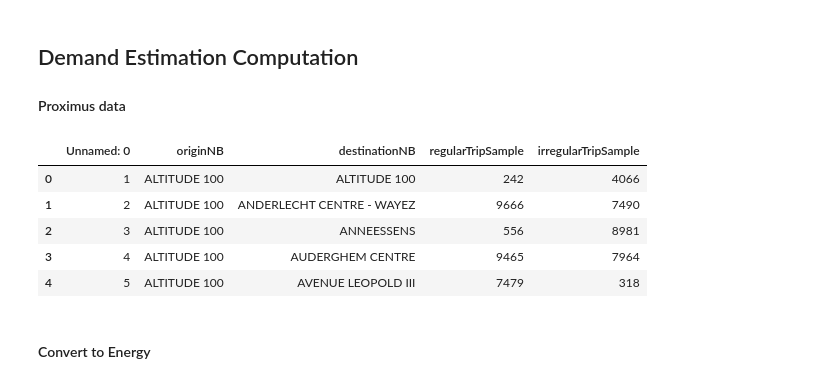
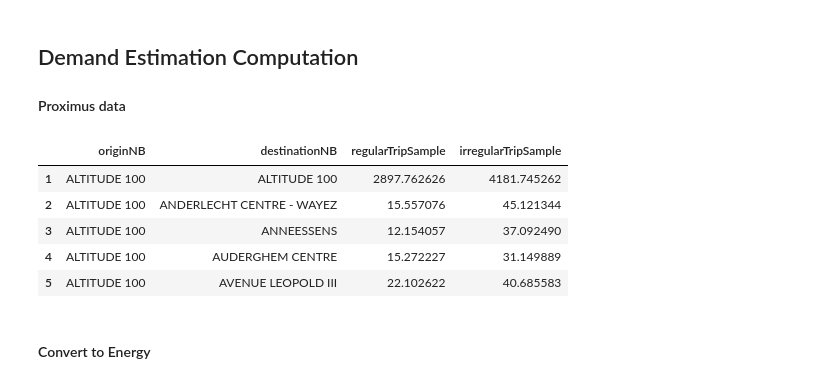
Before and after one commit to victor-radermecker/MasterThesis, a Jupyter notebook: notebooks/3 - 2 Demand Estimation.ipynb, the cells around one changed output. Saved outputs shown, nothing was run; the diff lists cells and outputs as text; code cells hidden in the pictures.

```diff
--- a/notebooks/3 - 2 Demand Estimation.ipynb
+++ b/notebooks/3 - 2 Demand Estimation.ipynb
@@ -23,6 +23,7 @@ from BrusselsMap import BrusselsMap
 from GeoJsonHandler import GeoJsonHandler
 
 pd.set_option("display.max_rows", 500)
+pd.set_option('display.max_columns', 500)
 # %%
 %load_ext autoreload
 %autoreload 2
@@ -34,15 +35,15 @@ The autoreload extension is already loaded. To reload it, use:
 
 #### Proximus data
 # %%
-prox = pd.read_csv("../data/final_demand_simulation/proximusFrequentTrip_RandomlyGenerated.csv")
+prox = pd.read_csv("../data/final_demand_simulation/proximus_data_real.csv", sep=" ")
 prox.head()
 # %% [output]
-|  | Unnamed: 0 | originNB | destinationNB | regularTripSample | irregularTripSample |
-| 0 | 1 | ALTITUDE 100 | ALTITUDE 100 | 242 | 4066 |
-| 1 | 2 | ALTITUDE 100 | ANDERLECHT CENTRE - WAYEZ | 9666 | 7490 |
-| 2 | 3 | ALTITUDE 100 | ANNEESSENS | 556 | 8981 |
-| 3 | 4 | ALTITUDE 100 | AUDERGHEM CENTRE | 9465 | 7964 |
-| 4 | 5 | ALTITUDE 100 | AVENUE LEOPOLD III | 7479 | 318 |
+|  | originNB | destinationNB | regularTripSample | irregularTripSample |
+| 1 | ALTITUDE 100 | ALTITUDE 100 | 2897.762626 | 4181.745262 |
+| 2 | ALTITUDE 100 | ANDERLECHT CENTRE - WAYEZ | 15.557076 | 45.121344 |
+| 3 | ALTITUDE 100 | ANNEESSENS | 12.154057 | 37.092490 |
+| 4 | ALTITUDE 100 | AUDERGHEM CENTRE | 15.272227 | 31.149889 |
+| 5 | ALTITUDE 100 | AVENUE LEOPOLD III | 22.102622 | 40.685583 |
 # %% [markdown]
 #### Convert to Energy
 # %%
```
Also changed, not shown: parts of 17 cells of this notebook, 2 other files.
